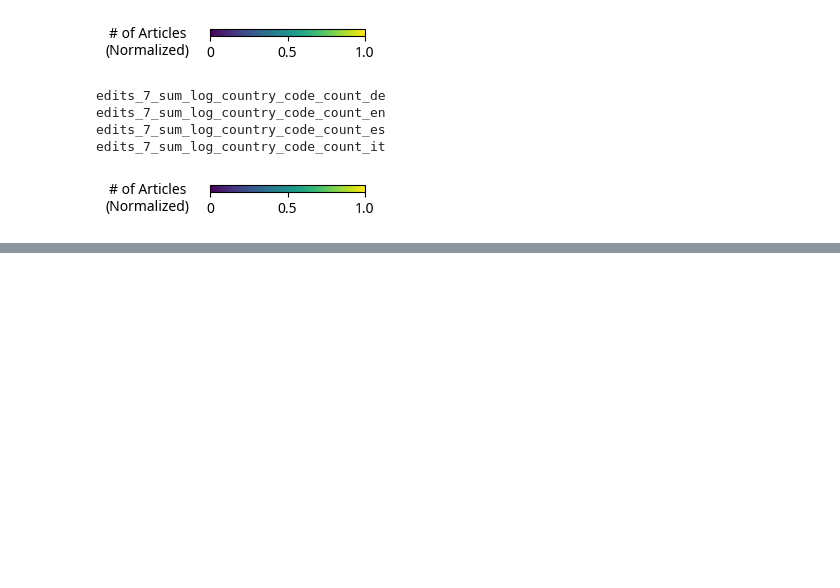
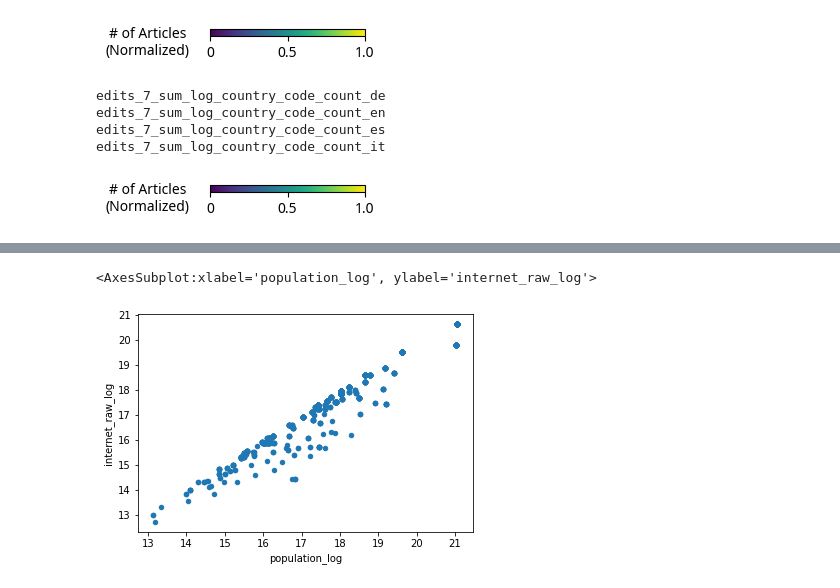
Before and after one commit to ruptho/wiki-event-bias, a Jupyter notebook: plot_metrics.ipynb, the cells around one changed output, grey strips where cells are left out. Cells and saved outputs as stored; diff of their text form; code cells hidden in the pictures; blank space fills up the shorter version.

```diff
--- a/plot_metrics.ipynb
+++ b/plot_metrics.ipynb
@@ -94,0 +101,18 @@ edits_7_sum_log_country_code_count_it
+# %%
+df_population = df_crawled[df_crawled.code=='en'][['country', 'year', 'population', 'views_baseline', 'view_country_article', 'GDP_pc']].drop_duplicates()
+df_population['population_log'] = np.log(df_population.population)
+df_population['views_baseline_log'] = np.log1p(df_population.views_baseline)
+df_population['view_country_article_log'] = np.log1p(df_population.view_country_article)
+df_population['GDP_pc_log'] = np.log(df_population.GDP_pc)
+
+df_int_perc = pd.read_csv('data/supp/internet_percentage.csv')[['Country Name', '2015', '2016', '2017', '2018', '2019', '2020']].rename(
+    {'Country Name': 'country'}, axis=1)
+replace_country_names(df_int_perc, inplace=True)
+df_int_perc[['2015', '2016', '2017', '2018', '2019', '2020']] = df_int_perc[['2015', '2016', '2017', '2018', '2019', '2020']] / 100
+df_int_perc = df_int_perc.melt('country', ['2015', '2016', '2017', '2018', '2019', '2020'], 'year', 'internet_percentage')
+df_int_perc.year = df_int_perc.year.astype(int)
+
+df_population = df_population.merge(df_int_perc, on=['country', 'year'], how='left')
+df_population['internet_raw'] = df_population.population * df_population.internet_percentage
+df_population['internet_raw_log'] = np.log(df_population.internet_raw)
+df_population.dropna(inplace=True)
@@ -94,0 +227,5 @@ edits_7_sum_log_country_code_count_it
+# %%
+df_population[(df_population.year == 2019) & (df_population.views_baseline_log > 0)].plot.scatter(x='population_log', y='internet_raw_log')
+# %% [output]
+<AxesSubplot:xlabel='population_log', ylabel='internet_raw_log'>
+[figure, added]
```
Also changed, not shown: parts of 11 cells of this notebook, 12 other files.
